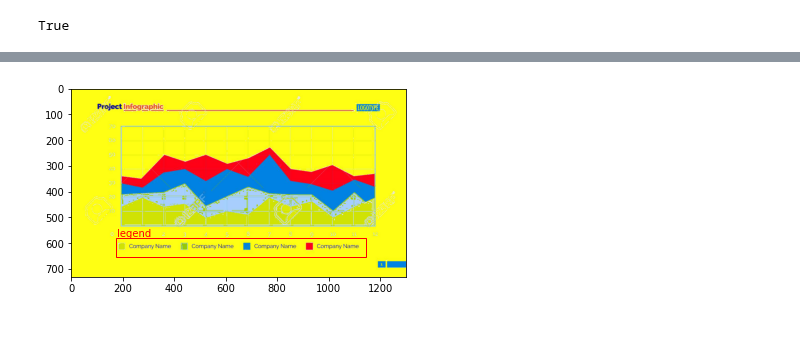
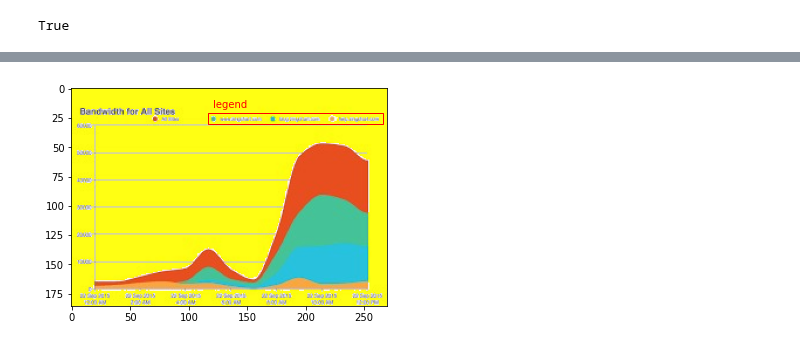
Before and after one commit to anirudh-g/Msc-Data-science, a Jupyter notebook: Object_detection.ipynb, the cells around one changed output, grey strips where cells are left out. Drawn from its saved outputs; the diff is of its cells as text; code cells hidden in the pictures.

Commit message:
Success with full dataset

```diff
--- a/Object_detection.ipynb
+++ b/Object_detection.ipynb
@@ -58,10 +79,10 @@ dataset = core.Dataset('Train/')
 # %%
 from detecto.visualize import show_labeled_image
 
-image, targets = dataset[25]
+image, targets = dataset[105]
 show_labeled_image(image, targets['boxes'], targets['labels'])
 # %% [output]
-[figure, old version]
+[figure, new version]
 # %%
 #dataset = core.Dataset('Annotations/', 'Train/')
 #image, target = dataset[0]
```
Also changed, not shown: parts of 16 cells of this notebook.
